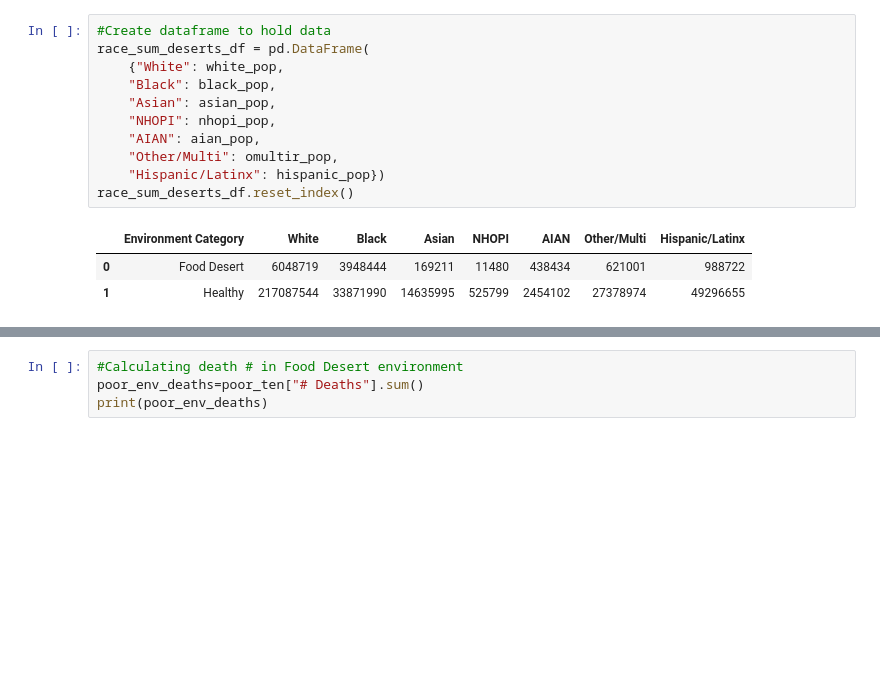
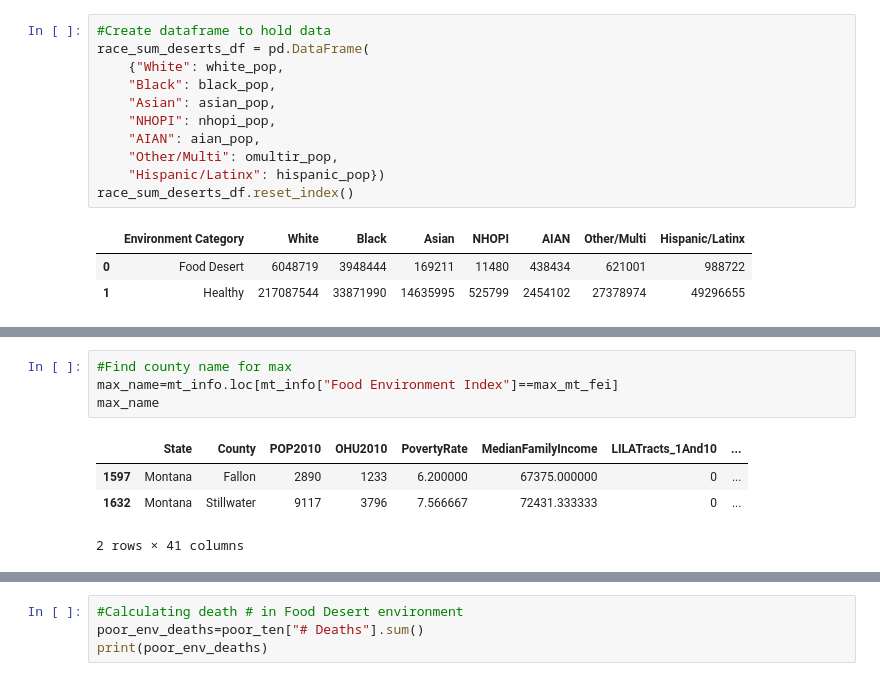
Before and after one commit to Ssimoes48/Food-Deserts-Analysis, a Jupyter notebook: Pie_Plots_4.ipynb, the cells around one changed output, grey strips where cells are left out. Drawn from its saved outputs; the diff is of its cells as text; blank space fills up the shorter version.

```diff
--- a/Pie_Plots_4.ipynb
+++ b/Pie_Plots_4.ipynb
@@ -329,0 +359,9 @@ plt.show()
+# %%
+#Find county name for max
+max_name=mt_info.loc[mt_info["Food Environment Index"]==max_mt_fei]
+max_name
+# %% [output]
+|  | State | County | POP2010 | OHU2010 | PovertyRate | MedianFamilyIncome | LILATracts_1And10 | ... |
+| 1597 | Montana | Fallon | 2890 | 1233 | 6.200000 | 67375.000000 | 0 | ... |
+| 1632 | Montana | Stillwater | 9117 | 3796 | 7.566667 | 72431.333333 | 0 | ... |
+2 rows × 41 columns
```
Also changed, not shown: parts of 13 cells of this notebook, 2 other files.
